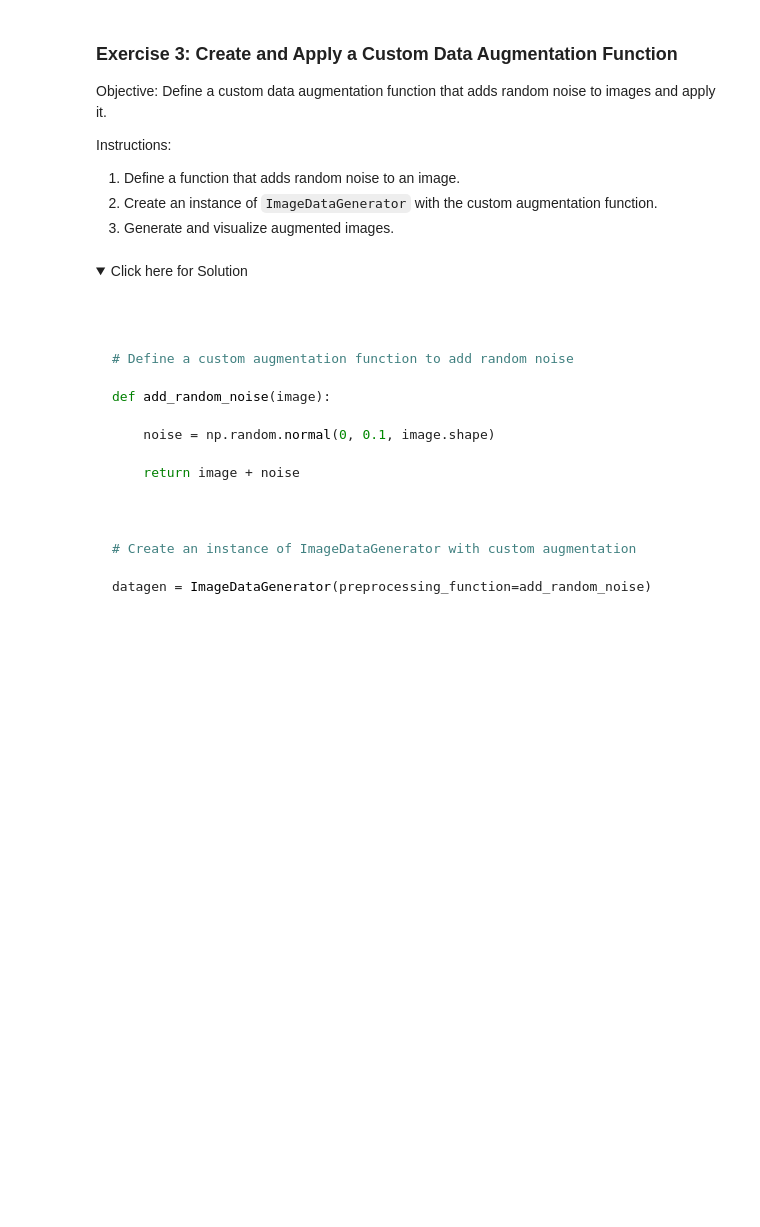
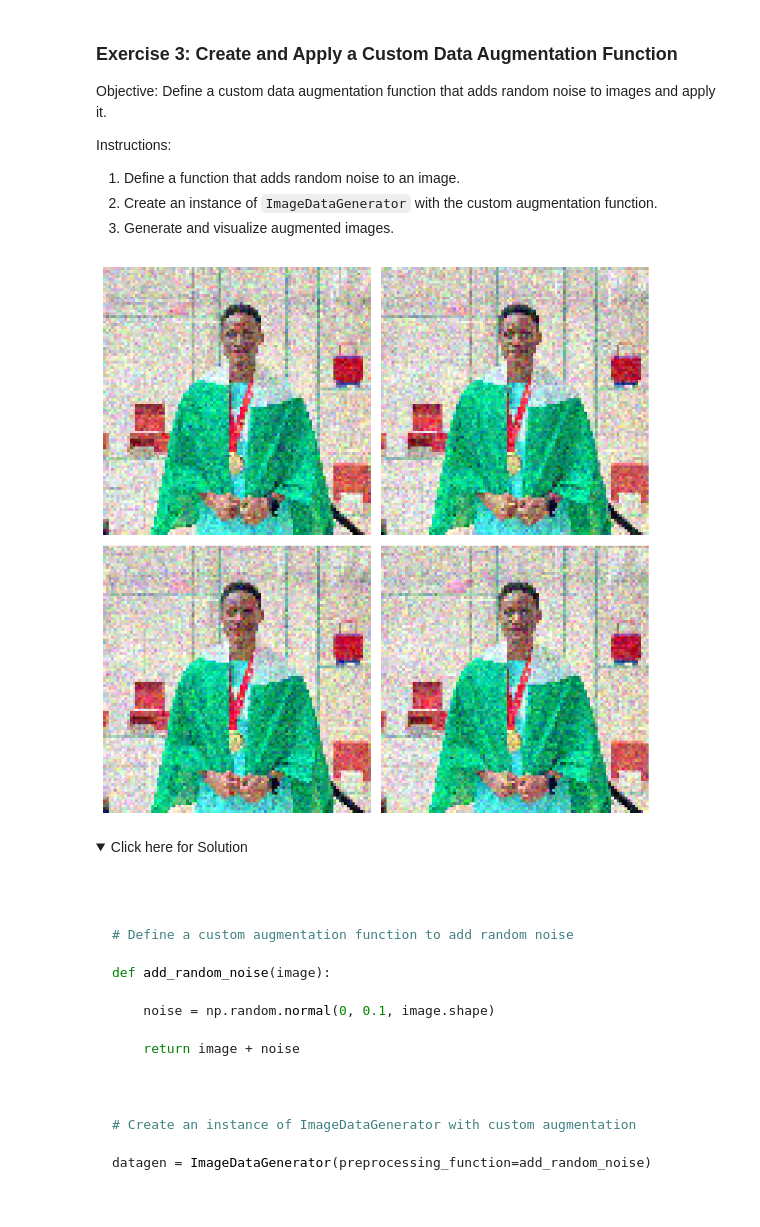
Before and after one commit to Temiloluwa-Oloye/Deep-Learning-with-Keras-and-TensorFlow, a Jupyter notebook: Advanced Data Augmentation with Keras.ipynb, the cells around one changed output. Drawn from its saved outputs; the diff is of its cells as text; code cells hidden in the pictures; folded sections open; blank space fills up the shorter version.

```diff
--- a/Advanced Data Augmentation with Keras.ipynb
+++ b/Advanced Data Augmentation with Keras.ipynb
@@ -435,6 +466,41 @@ Instructions:
 1. Define a function that adds random noise to an image.
 2. Create an instance of `ImageDataGenerator` with the custom augmentation function.
 3. Generate and visualize augmented images.
+# %%
+# Load and preprocess the image
+image_path = 'Huawei_ICT_Competition_Photo.jfif'
+img = load_img(image_path, target_size=(100, 100))  # Resize image
+img_array = img_to_array(img)  # Convert to numpy array
+img_array = img_array / 255.0  # Normalize pixel values to range [0,1]
+training_img = np.expand_dims(img_array, axis=0)  # Expand dimensions to (1, height, width, channels)
+
+# Define a function to add random noise
+def add_random_noise(image):
+    noise = np.random.normal(0, 0.1, image.shape)  # Generate small noise with mean=0, std=0.05
+    noisy_image = np.clip(image + noise, 0, 1)  # Keep values in range [0,1]
+    return noisy_image.astype(np.float32)
+
+# Create ImageDataGenerator with custom noise function
+dataGen4 = ImageDataGenerator(preprocessing_function=add_random_noise)
+
+# Create figure for visualization
+plt.figure(figsize=(8, 8))
+
+# Generate and display augmented images
+i = 0
+for batch in dataGen4.flow(training_img, batch_size=1):
+    plt.subplot(2, 2, i+1)  # Arrange images in a 2x2 grid
+    plt.imshow((batch[0] * 255).astype('uint8'))  # Convert back to uint8 for display
+    plt.axis('off')  # Hide axes
+
+    i += 1
+    if i >= 4:  # Stop after 4 images
+        break
+
+plt.tight_layout()  # Adjust layout to prevent overlapping
+plt.show()
+# %% [output]
+[figure, added]
 # %% [markdown]
 <details>
     <summary>Click here for Solution</summary>
```
Also changed, not shown: parts of 4 cells of this notebook.
